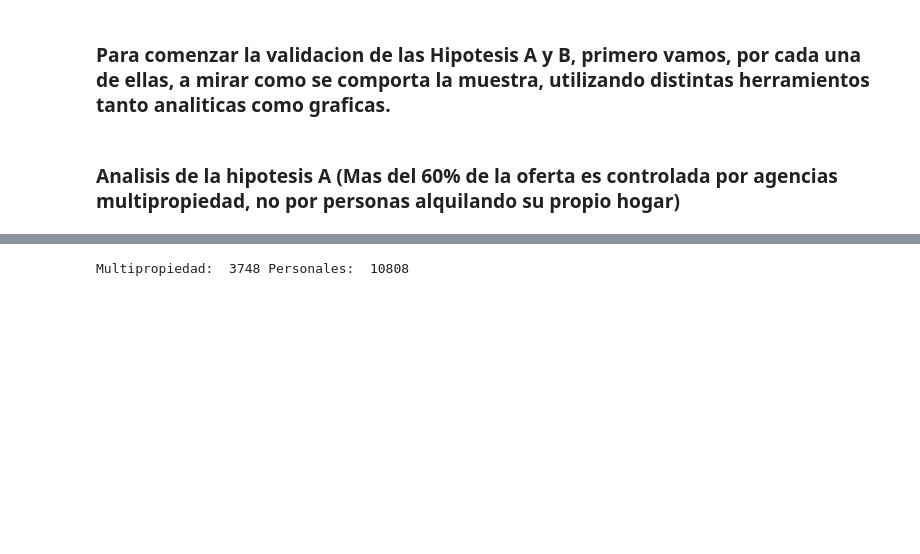
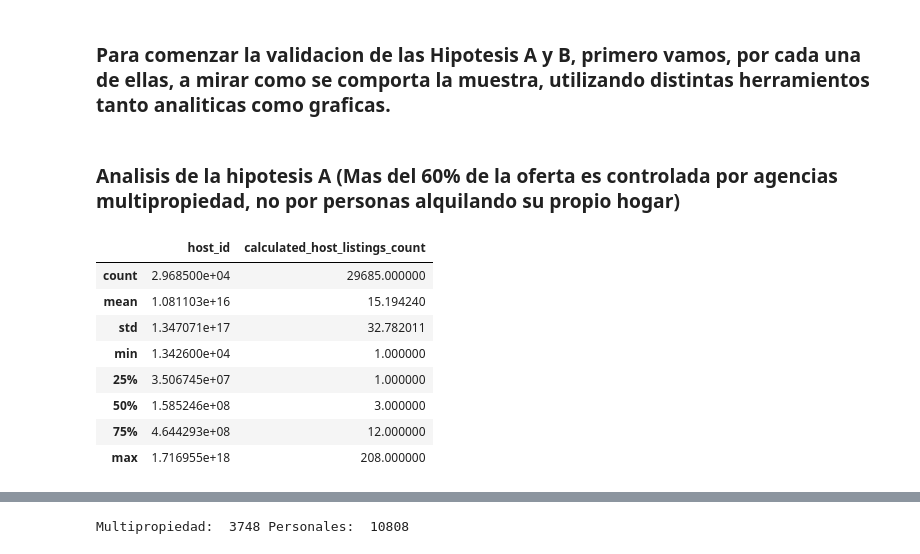
Before and after one commit to EliaNFe/TP_Fundamentos, a Jupyter notebook: TpEspecial/Tp_Grupo36.ipynb, the cells around one changed output, grey strips where cells are left out. Saved outputs shown, nothing was run; the diff lists cells and outputs as text; code cells hidden in the pictures; blank space fills up the shorter version.

```diff
--- a/TpEspecial/Tp_Grupo36.ipynb
+++ b/TpEspecial/Tp_Grupo36.ipynb
@@ -236,4 +236,15 @@ Name: count, dtype: int64
 # %% [markdown]
 ### Analisis de la hipotesis A (Mas del 60% de la oferta es controlada por agencias multipropiedad, no por personas alquilando su propio hogar)
 # %%
-dfA=dataset_limpio["host_id"]
+dfA=dataset_limpio[["host_id", "calculated_host_listings_count"]]
+dfA.describe()
+# %% [output]
+|  | host_id | calculated_host_listings_count |
+| count | 2.968500e+04 | 29685.000000 |
+| mean | 1.081103e+16 | 15.194240 |
+| std | 1.347071e+17 | 32.782011 |
+| min | 1.342600e+04 | 1.000000 |
+| 25% | 3.506745e+07 | 1.000000 |
+| 50% | 1.585246e+08 | 3.000000 |
+| 75% | 4.644293e+08 | 12.000000 |
+| max | 1.716955e+18 | 208.000000 |
```
Also changed, not shown: parts of 13 cells of this notebook.
